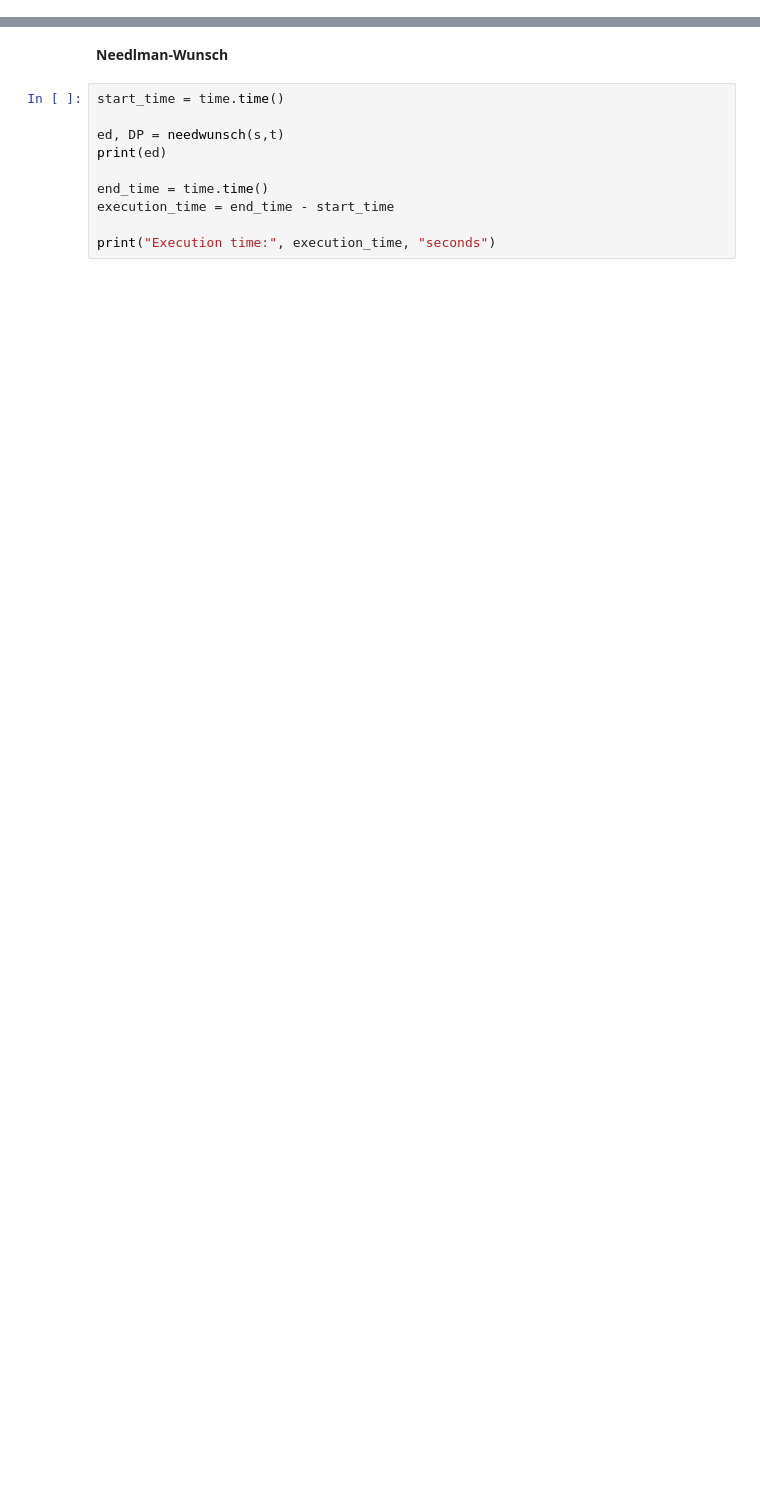
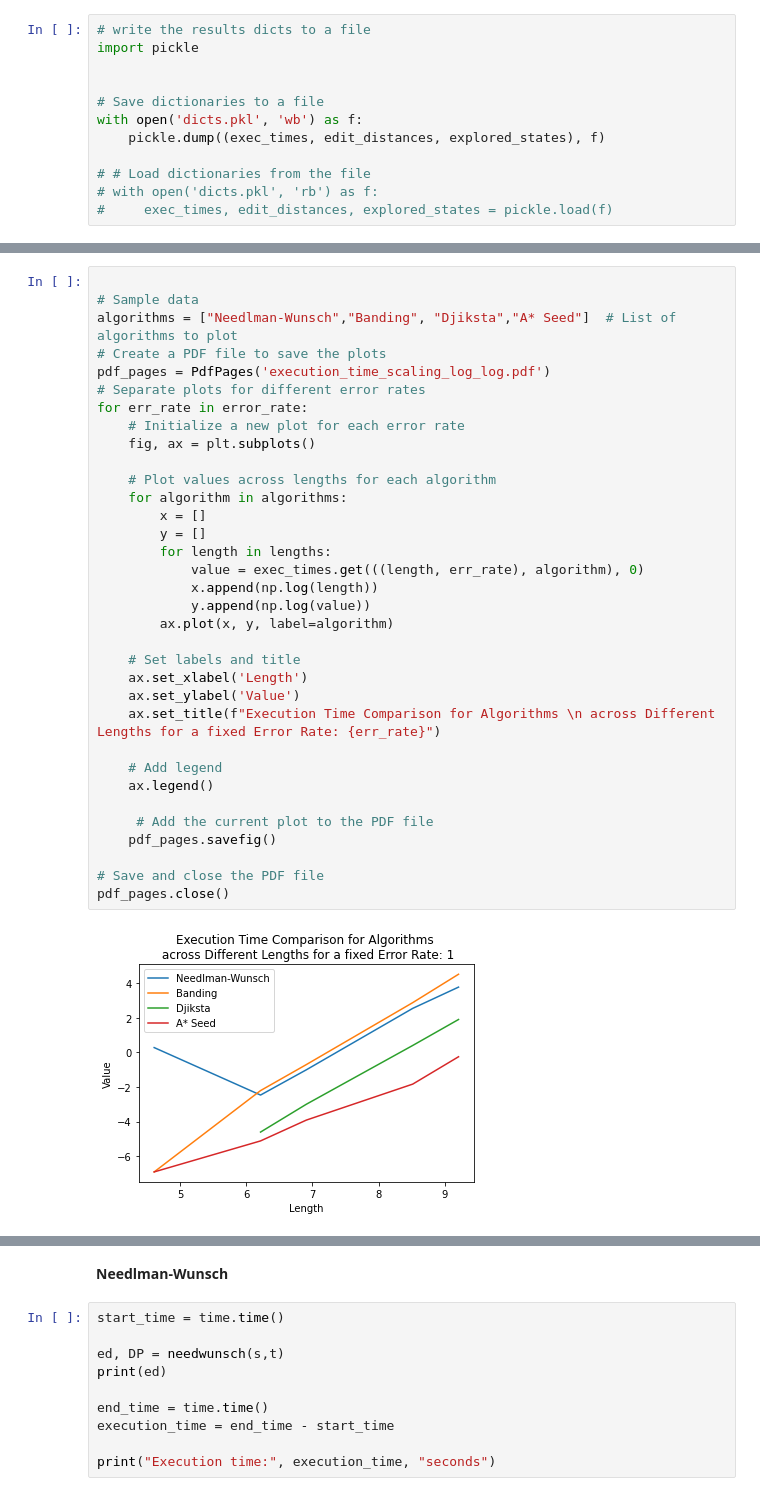
Before and after one commit to susieavagyan/advanced-algo-in-compbio, a Jupyter notebook: evaluation.ipynb, the cells around one changed output, grey strips where cells are left out. Drawn from its saved outputs; the diff is of its cells as text; blank space fills up the shorter version.

```diff
--- a/evaluation.ipynb
+++ b/evaluation.ipynb
@@ -16,0 +94,12 @@ m,n = len(s), len(t)
+# %%
+# write the results dicts to a file
+import pickle
+
+
+# Save dictionaries to a file
+with open('dicts.pkl', 'wb') as f:
+    pickle.dump((exec_times, edit_distances, explored_states), f)
+
+# # Load dictionaries from the file
+# with open('dicts.pkl', 'rb') as f:
+#     exec_times, edit_distances, explored_states = pickle.load(f)
@@ -16,0 +156,36 @@ m,n = len(s), len(t)
+# %%
+
+# Sample data
+algorithms = ["Needlman-Wunsch","Banding", "Djiksta","A* Seed"]  # List of algorithms to plot
+# Create a PDF file to save the plots
+pdf_pages = PdfPages('execution_time_scaling_log_log.pdf')
+# Separate plots for different error rates
+for err_rate in error_rate:
+    # Initialize a new plot for each error rate
+    fig, ax = plt.subplots()
+
+    # Plot values across lengths for each algorithm
+    for algorithm in algorithms:
+        x = []
+        y = []
+        for length in lengths:
+            value = exec_times.get(((length, err_rate), algorithm), 0)
+            x.append(np.log(length))
+            y.append(np.log(value))
+        ax.plot(x, y, label=algorithm)
+
+    # Set labels and title
+    ax.set_xlabel('Length')
+    ax.set_ylabel('Value')
+    ax.set_title(f"Execution Time Comparison for Algorithms \n across Different Lengths for a fixed Error Rate: {err_rate}")
+
+    # Add legend
+    ax.legend()
+
+     # Add the current plot to the PDF file
+    pdf_pages.savefig()
+
+# Save and close the PDF file
+pdf_pages.close()
+# %% [output]
+[figure, added]
```
Also changed, not shown: parts of 16 cells of this notebook, 2 other files.
